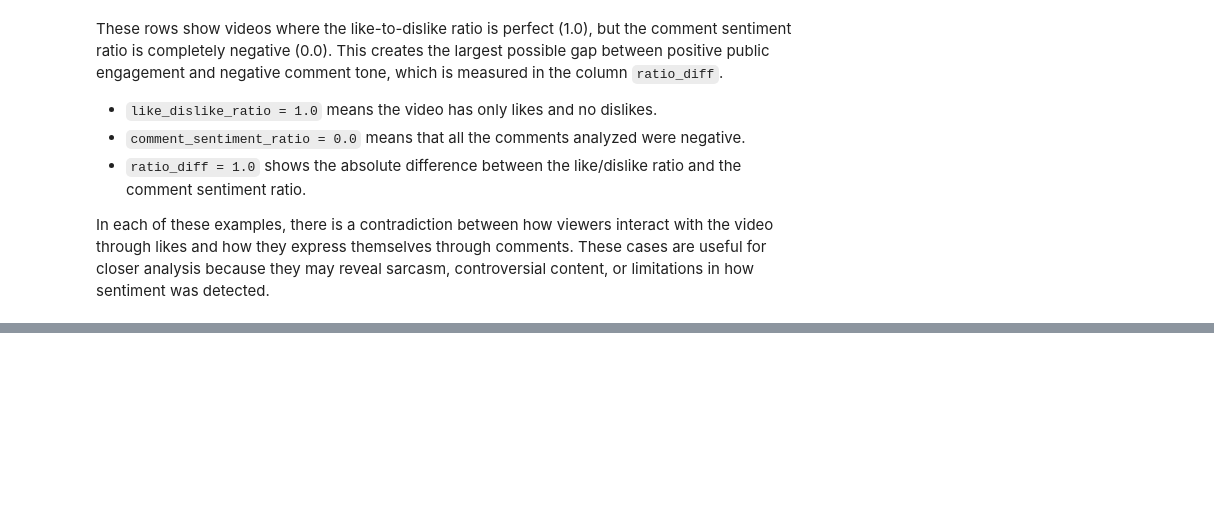
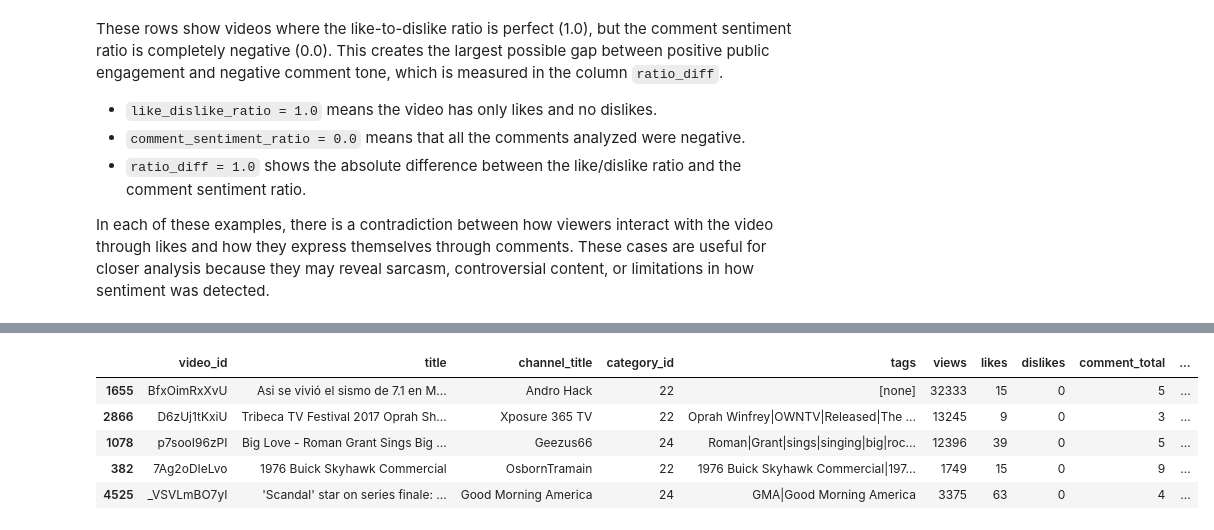
Before and after one commit to betanight/youtube_sentiment_analysis, a Jupyter notebook: notebooks/eda_analysis_eli.ipynb, the cells around one changed output, grey strips where cells are left out. Saved outputs shown, nothing was run; the diff lists cells and outputs as text; code cells hidden in the pictures; blank space fills up the shorter version.

```diff
--- a/notebooks/eda_analysis_eli.ipynb
+++ b/notebooks/eda_analysis_eli.ipynb
@@ -199,0 +307,9 @@ In each of these examples, there is a contradiction between how viewers interact
+# %%
+cv_combined.sort_values('new_ratio_diff', ascending=False).head(5)
+# %% [output]
+|  | video_id | title | channel_title | category_id | tags | views | likes | dislikes | comment_total | ... |
+| 1655 | BfxOimRxXvU | Asi se vivió el sismo de 7.1 en M... | Andro Hack | 22 | [none] | 32333 | 15 | 0 | 5 | ... |
+| 2866 | D6zUj1tKxiU | Tribeca TV Festival 2017 Oprah Sh... | Xposure 365 TV | 22 | Oprah Winfrey|OWNTV|Released|The ... | 13245 | 9 | 0 | 3 | ... |
+| 1078 | p7sooI96zPI | Big Love - Roman Grant Sings Big ... | Geezus66 | 24 | Roman|Grant|sings|singing|big|roc... | 12396 | 39 | 0 | 5 | ... |
+| 382 | 7Ag2oDIeLvo | 1976 Buick Skyhawk Commercial | OsbornTramain | 22 | 1976 Buick Skyhawk Commercial|197... | 1749 | 15 | 0 | 9 | ... |
+| 4525 | _VSVLmBO7yI | 'Scandal' star on series finale: ... | Good Morning America | 24 | GMA|Good Morning America | 3375 | 63 | 0 | 4 | ... |
```
Also changed, not shown: parts of 15 cells of this notebook.
